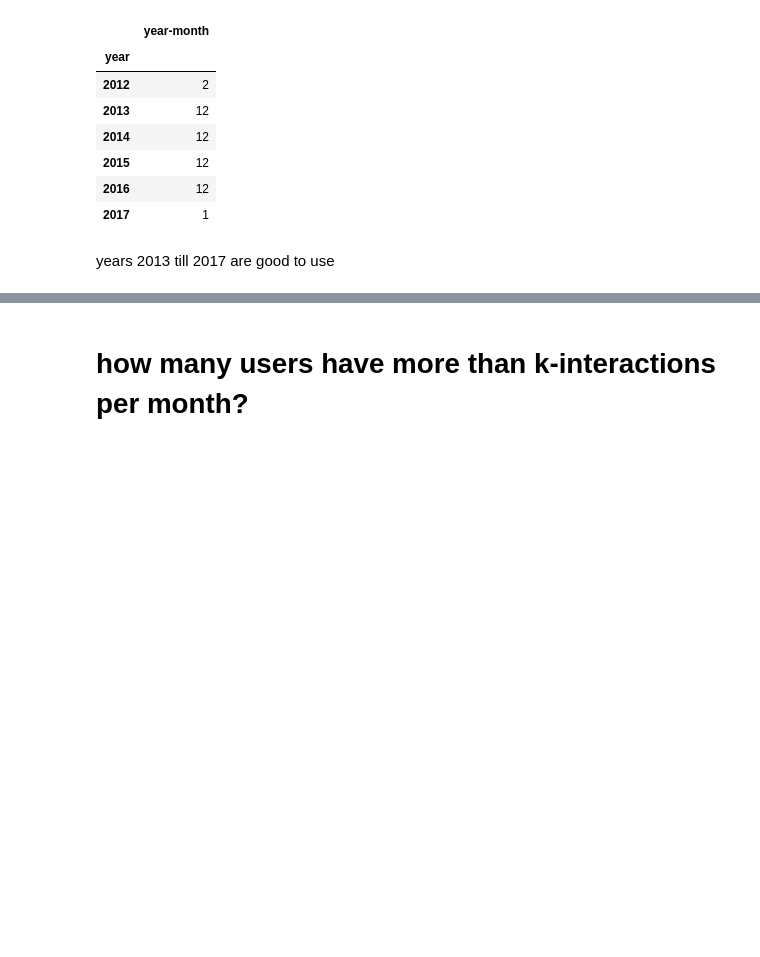
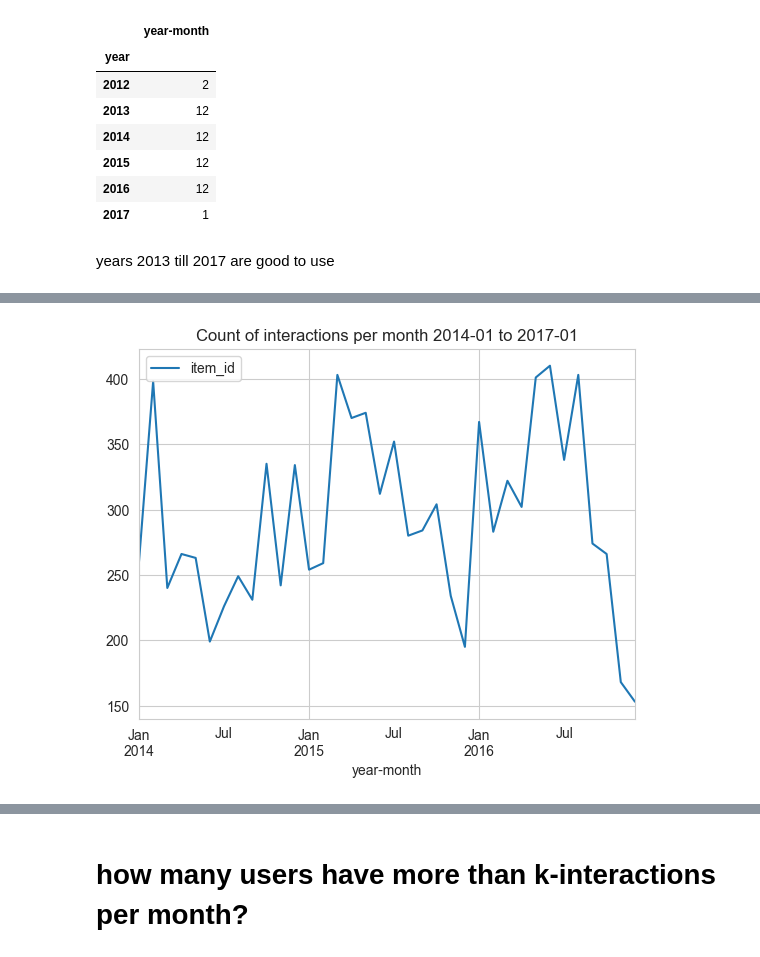
Before and after one commit to mariajoaolavoura/measuring_forgetting, a Jupyter notebook: notebooks/ADM - eda.ipynb, the cells around one changed output, grey strips where cells are left out. Cells and saved outputs as stored; diff of their text form; code cells hidden in the pictures; blank space fills up the shorter version.

```diff
--- a/notebooks/ADM - eda.ipynb
+++ b/notebooks/ADM - eda.ipynb
@@ -197,0 +237,7 @@ years 2013 till 2017 are good to use
+# %%
+_ = data_clean[[user_col, 'year-month', 'year']]\
+    .drop_duplicates()\
+        .groupby([user_col, 'year'])\
+            .count().reset_index()
+_.columns = [user_col, 'year', 'months_count']
+_
@@ -197,0 +258,6 @@ years 2013 till 2017 are good to use
+# %%
+# list of users with almost full year activity
+p = 0.8
+user_list = _.loc[ _['months_count']>= round(12*p), user_col].to_list()
+
+data_clean.loc[data_clean[user_col].isin(user_list),['year', user_col]].drop_duplicates().groupby('year').count()
@@ -197,0 +283,5 @@ years 2013 till 2017 are good to use
+# %%
+d_fyu_2014 = data_clean.loc[data_clean[user_col].isin(user_list)]
+d_fyu_2014, _, _ ,_ = sample_time_period(['2014-01','2017-01'], d_fyu_2014, col=item_col)
+# %% [output]
+[figure, added]
```
Also changed, not shown: parts of 61 cells of this notebook, 2 other files.
